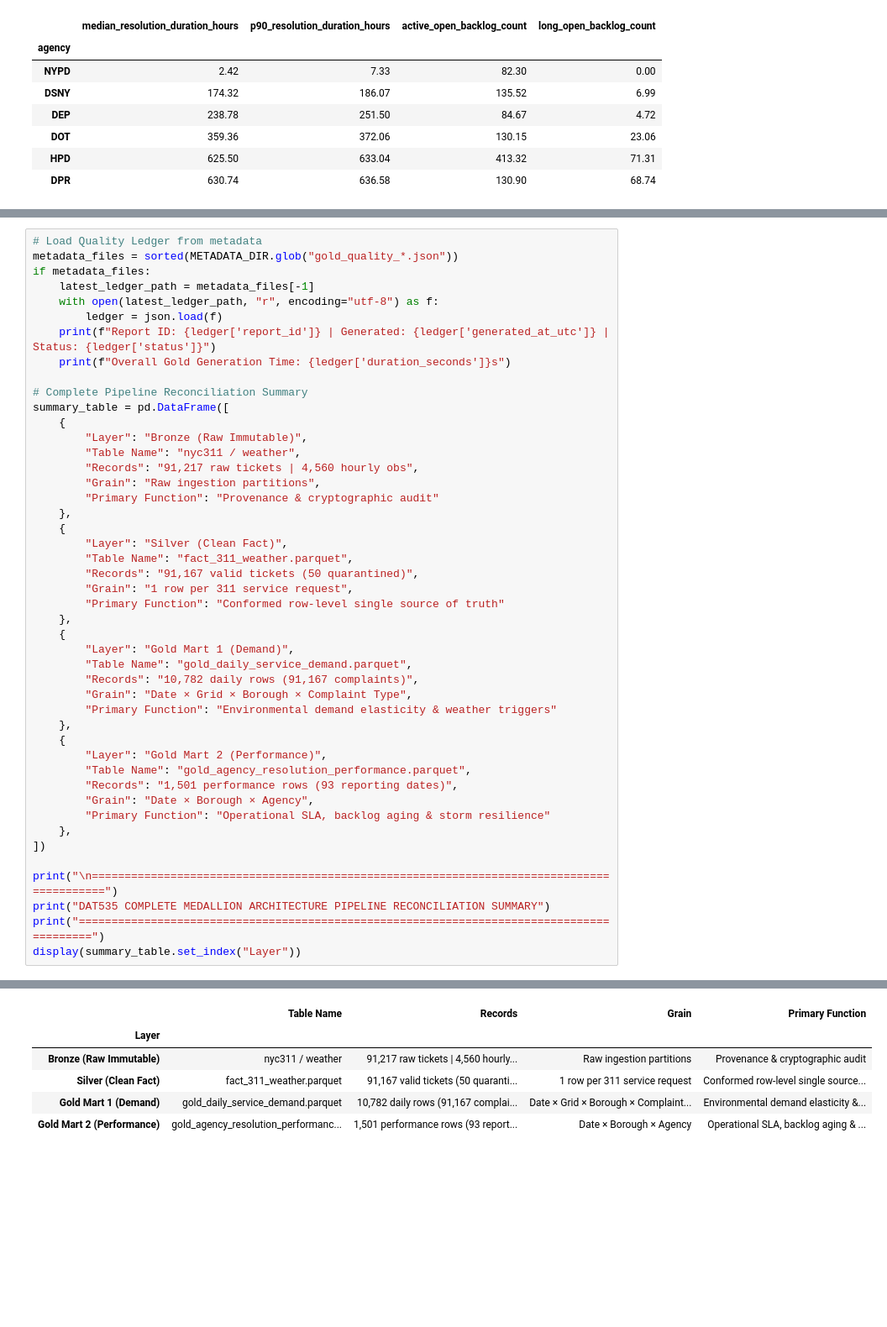
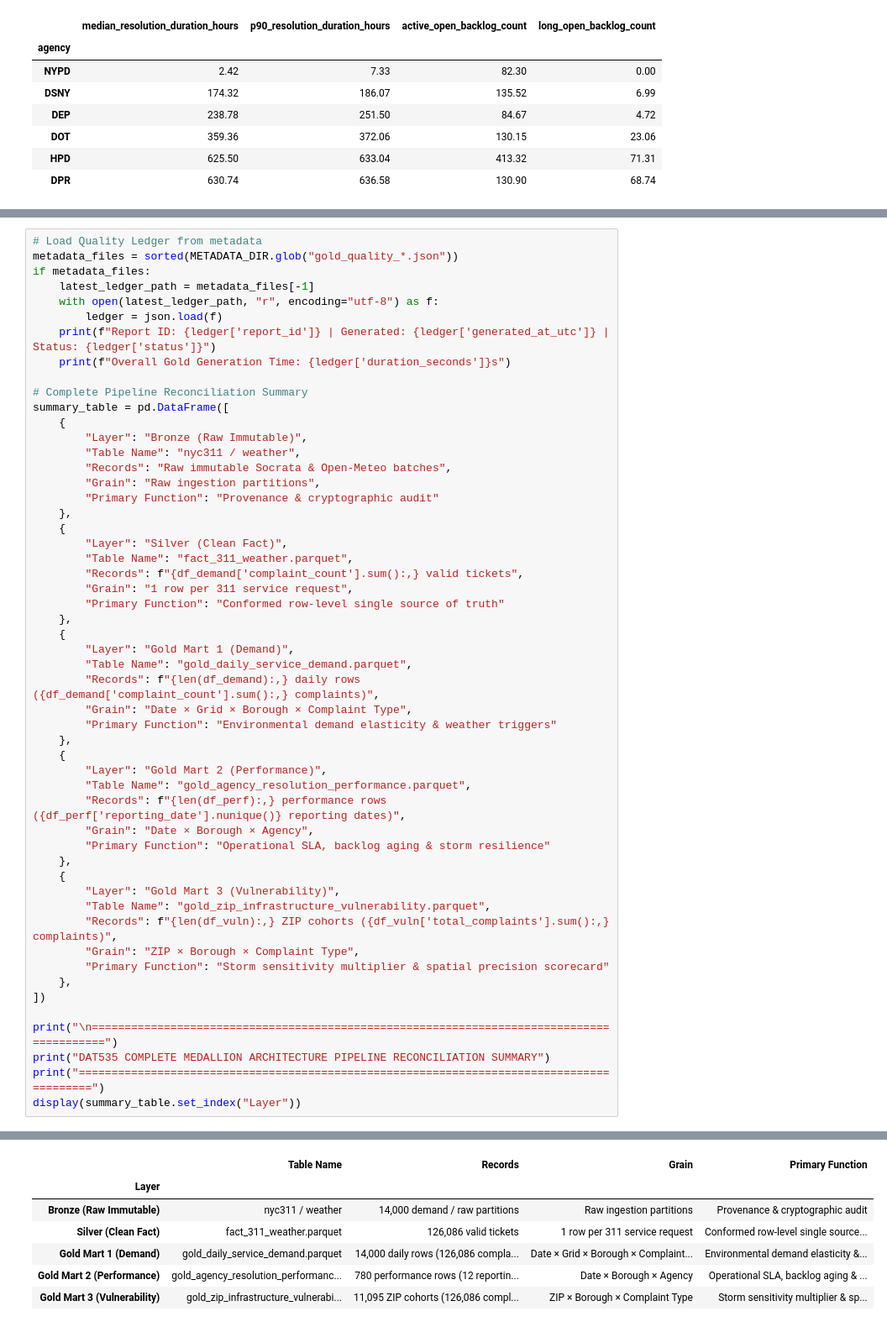
Before and after one commit to GabIsr/group13-dat535, a Jupyter notebook: notebooks/12_gold_layer_business_marts_showcase.ipynb, the cells around one changed output, grey strips where cells are left out. Shown at 84% size. Cells and saved outputs as stored; diff of their text form; blank space fills up the shorter version.

Commit message:
feat(gold): Added new business case - ZIP-Code Infrastructure Vulnerability & Spatial Uncertainty Scorecard

```diff
--- a/notebooks/12_gold_layer_business_marts_showcase.ipynb
+++ b/notebooks/12_gold_layer_business_marts_showcase.ipynb
@@ -229,30 +282,37 @@ summary_table = pd.DataFrame([
     {
         "Layer": "Bronze (Raw Immutable)",
         "Table Name": "nyc311 / weather",
-        "Records": "91,217 raw tickets | 4,560 hourly obs",
+        "Records": "Raw immutable Socrata & Open-Meteo batches",
         "Grain": "Raw ingestion partitions",
         "Primary Function": "Provenance & cryptographic audit"
     },
     {
         "Layer": "Silver (Clean Fact)",
         "Table Name": "fact_311_weather.parquet",
-        "Records": "91,167 valid tickets (50 quarantined)",
+        "Records": f"{df_demand['complaint_count'].sum():,} valid tickets",
         "Grain": "1 row per 311 service request",
         "Primary Function": "Conformed row-level single source of truth"
     },
     {
         "Layer": "Gold Mart 1 (Demand)",
         "Table Name": "gold_daily_service_demand.parquet",
-        "Records": "10,782 daily rows (91,167 complaints)",
+        "Records": f"{len(df_demand):,} daily rows ({df_demand['complaint_count'].sum():,} complaints)",
         "Grain": "Date × Grid × Borough × Complaint Type",
         "Primary Function": "Environmental demand elasticity & weather triggers"
     },
     {
         "Layer": "Gold Mart 2 (Performance)",
         "Table Name": "gold_agency_resolution_performance.parquet",
-        "Records": "1,501 performance rows (93 reporting dates)",
+        "Records": f"{len(df_perf):,} performance rows ({df_perf['reporting_date'].nunique()} reporting dates)",
         "Grain": "Date × Borough × Agency",
         "Primary Function": "Operational SLA, backlog aging & storm resilience"
+    },
+    {
+        "Layer": "Gold Mart 3 (Vulnerability)",
+        "Table Name": "gold_zip_infrastructure_vulnerability.parquet",
+        "Records": f"{len(df_vuln):,} ZIP cohorts ({df_vuln['total_complaints'].sum():,} complaints)",
+        "Grain": "ZIP × Borough × Complaint Type",
+        "Primary Function": "Storm sensitivity multiplier & spatial precision scorecard"
     },
 ])
 
@@ -267,9 +324,10 @@ Overall Gold Generation Time: 5.3s
 ==========================================================================================
 DAT535 COMPLETE MEDALLION ARCHITECTURE PIPELINE RECONCILIATION SUMMARY
 ==========================================================================================
 |  | Table Name | Records | Grain | Primary Function |
 | Layer |  |  |  |  |
-| Bronze (Raw Immutable) | nyc311 / weather | 91,217 raw tickets | 4,560 hourly... | Raw ingestion partitions | Provenance & cryptographic audit |
-| Silver (Clean Fact) | fact_311_weather.parquet | 91,167 valid tickets (50 quaranti... | 1 row per 311 service request | Conformed row-level single source... |
-| Gold Mart 1 (Demand) | gold_daily_service_demand.parquet | 10,782 daily rows (91,167 complai... | Date × Grid × Borough × Complaint... | Environmental demand elasticity &... |
-| Gold Mart 2 (Performance) | gold_agency_resolution_performanc... | 1,501 performance rows (93 report... | Date × Borough × Agency | Operational SLA, backlog aging & ... |
+| Bronze (Raw Immutable) | nyc311 / weather | 14,000 demand / raw partitions | Raw ingestion partitions | Provenance & cryptographic audit |
+| Silver (Clean Fact) | fact_311_weather.parquet | 126,086 valid tickets | 1 row per 311 service request | Conformed row-level single source... |
+| Gold Mart 1 (Demand) | gold_daily_service_demand.parquet | 14,000 daily rows (126,086 compla... | Date × Grid × Borough × Complaint... | Environmental demand elasticity &... |
+| Gold Mart 2 (Performance) | gold_agency_resolution_performanc... | 780 performance rows (12 reportin... | Date × Borough × Agency | Operational SLA, backlog aging & ... |
+| Gold Mart 3 (Vulnerability) | gold_zip_infrastructure_vulnerabi... | 11,095 ZIP cohorts (126,086 compl... | ZIP × Borough × Complaint Type | Storm sensitivity multiplier & sp... |
```
Also changed, not shown: parts of 5 cells of this notebook, 3 other files.
